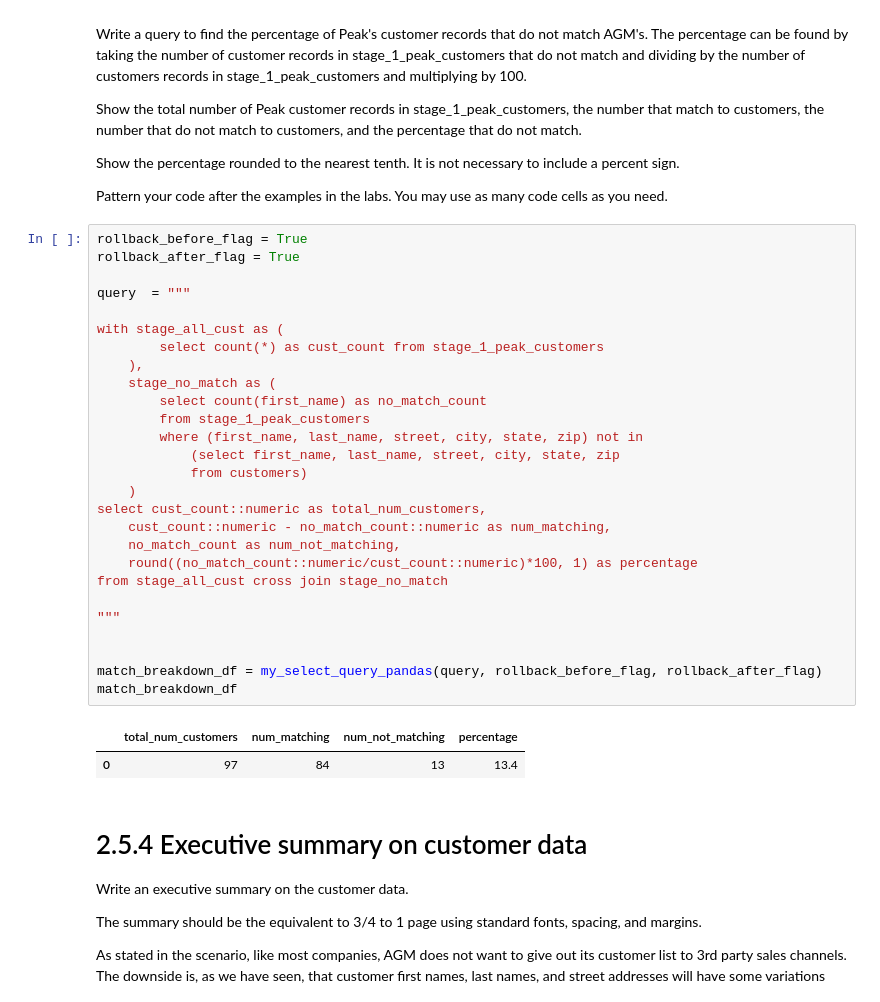
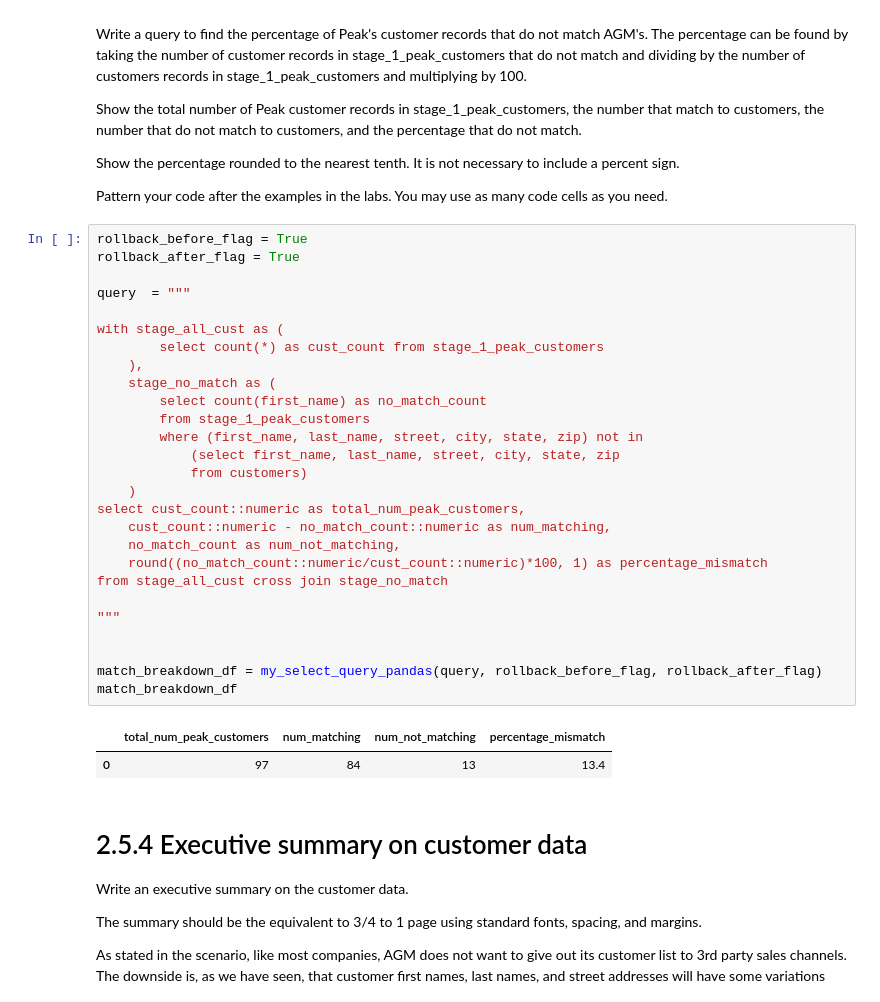
Before and after one commit to scabanela-ischool/Data_Engineering_Proj2_Tracking_User_Activity, a Jupyter notebook: project_2_5.ipynb, the cells around one changed output. Saved outputs shown, nothing was run; the diff lists cells and outputs as text.

```diff
--- a/project_2_5.ipynb
+++ b/project_2_5.ipynb
@@ -157,32 +157,32 @@ Pattern your code after the examples in the labs.  You may use as many code cell
 # %%
 rollback_before_flag = True
 rollback_after_flag = True
 
 query  = """
 
 with stage_all_cust as (
         select count(*) as cust_count from stage_1_peak_customers
     ),
     stage_no_match as (
         select count(first_name) as no_match_count
         from stage_1_peak_customers
         where (first_name, last_name, street, city, state, zip) not in
             (select first_name, last_name, street, city, state, zip
             from customers)
     )
-select cust_count::numeric as total_num_customers,
+select cust_count::numeric as total_num_peak_customers,
     cust_count::numeric - no_match_count::numeric as num_matching,
     no_match_count as num_not_matching,
-    round((no_match_count::numeric/cust_count::numeric)*100, 1) as percentage
+    round((no_match_count::numeric/cust_count::numeric)*100, 1) as percentage_mismatch
 from stage_all_cust cross join stage_no_match
 
 """
 
 
 match_breakdown_df = my_select_query_pandas(query, rollback_before_flag, rollback_after_flag)
 match_breakdown_df
 # %% [output]
-|  | total_num_customers | num_matching | num_not_matching | percentage |
+|  | total_num_peak_customers | num_matching | num_not_matching | percentage_mismatch |
 | 0 | 97 | 84 | 13 | 13.4 |
 # %% [markdown]
 # 2.5.4 Executive summary on customer data
```
Also changed, not shown: parts of 3 cells of this notebook.
